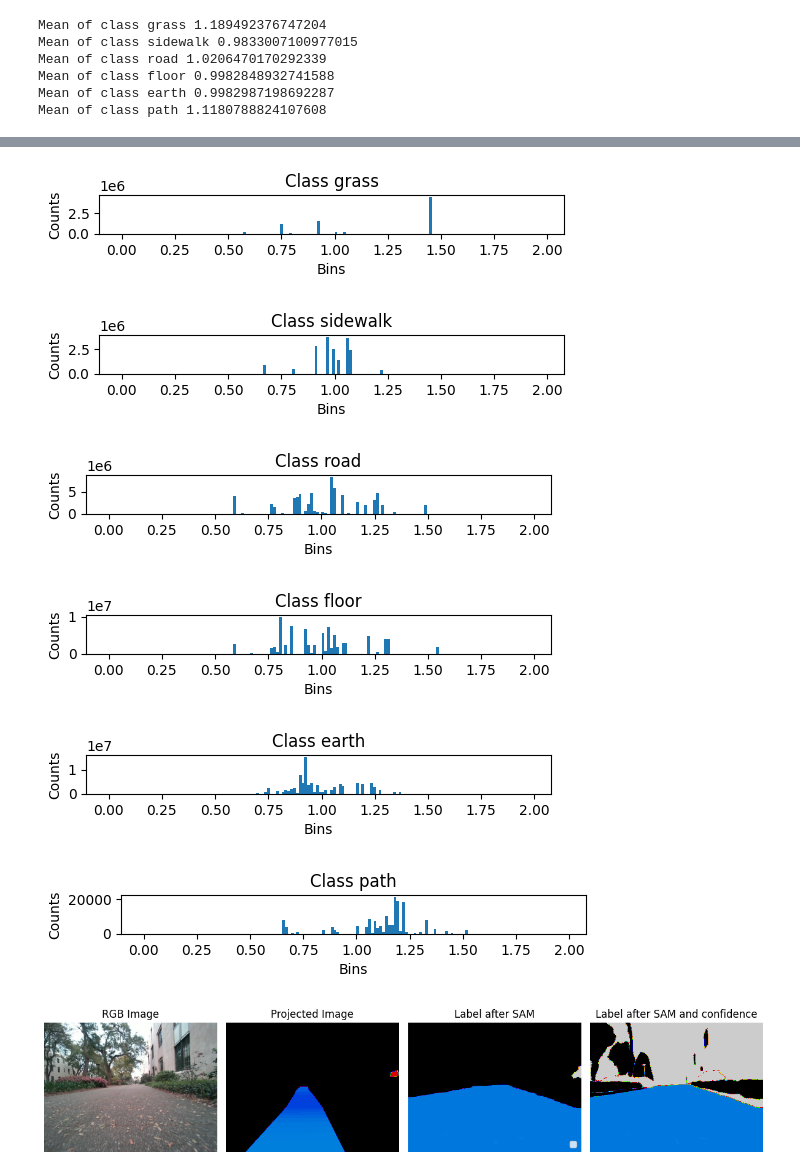
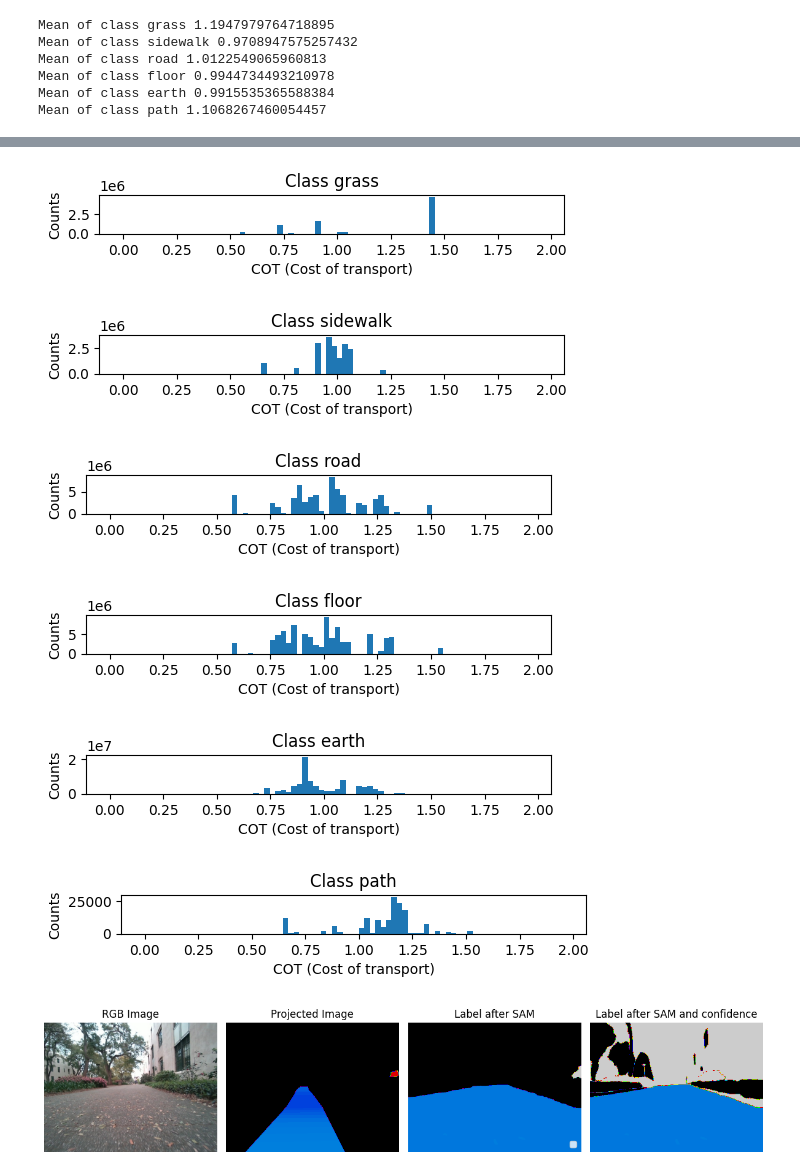
Before and after one commit to VinceGHER/self_supervised_cot_estimation, a Jupyter notebook: analyze_dataset.ipynb, the cells around one changed output, grey strips where cells are left out. Drawn from its saved outputs; the diff is of its cells as text; code cells hidden in the pictures.

```diff
--- a/analyze_dataset.ipynb
+++ b/analyze_dataset.ipynb
@@ -174,7 +174,7 @@ cot_no_traversable = 2
 
 dataset_folder = check_file_path(f"datasets",dataset_name,"train")
 
-bins = np.linspace(0, cot_no_traversable, 150)
+bins = np.linspace(0, cot_no_traversable, 80)
 
 counts = np.zeros(len(bins)-1)
 counts_class = np.zeros((len(selected_names),len(bins)-1))
@@ -225,9 +225,9 @@ for i in range(len(selected_names)):
     print("Mean of class",selected_names[i],mean)
 
 plt.bar(bins[:-1], counts, width=(bins[1]-bins[0]))
-plt.xlabel('Bins')
+plt.xlabel('COT (Cost of transport)')
 plt.ylabel('Counts')
-plt.title('Histogram')
+plt.title('Histogram of labeled COT pixels')
 plt.show()
 
 for i in range(len(selected_names)):
@@ -235,14 +235,14 @@ for i in range(len(selected_names)):
     plt.figure(figsize=(6,0.5))
     plt.bar(bins[:-2], counts_class[i][:-1], width=(bins[1]-bins[0]))
 
-    plt.xlabel('Bins')
+    plt.xlabel('COT (Cost of transport)')
     plt.ylabel('Counts')
     plt.title(f'Class {selected_names[i]}')
     plt.show()
 # %% [output]
-Mean of class grass 1.189492376747204
-Mean of class sidewalk 0.9833007100977015
-Mean of class road 1.0206470170292339
-Mean of class floor 0.9982848932741588
-Mean of class earth 0.9982987198692287
-Mean of class path 1.1180788824107608
+Mean of class grass 1.1947979764718895
+Mean of class sidewalk 0.9708947575257432
+Mean of class road 1.0122549065960813
+Mean of class floor 0.9944734493210978
+Mean of class earth 0.9915535365588384
+Mean of class path 1.1068267460054457
@@ -250,9 +250,9 @@ Mean of class path 1.1180788824107608
-[figure, old version]
+[figure, new version]
-[figure, old version]
+[figure, new version]
-[figure, old version]
+[figure, new version]
-[figure, old version]
+[figure, new version]
-[figure, old version]
+[figure, new version]
-[figure, old version]
+[figure, new version]
 # %%
 import PIL
 from src.tools import check_file_path
```
Also changed, not shown: parts of 1 cell of this notebook, 3 other files.
